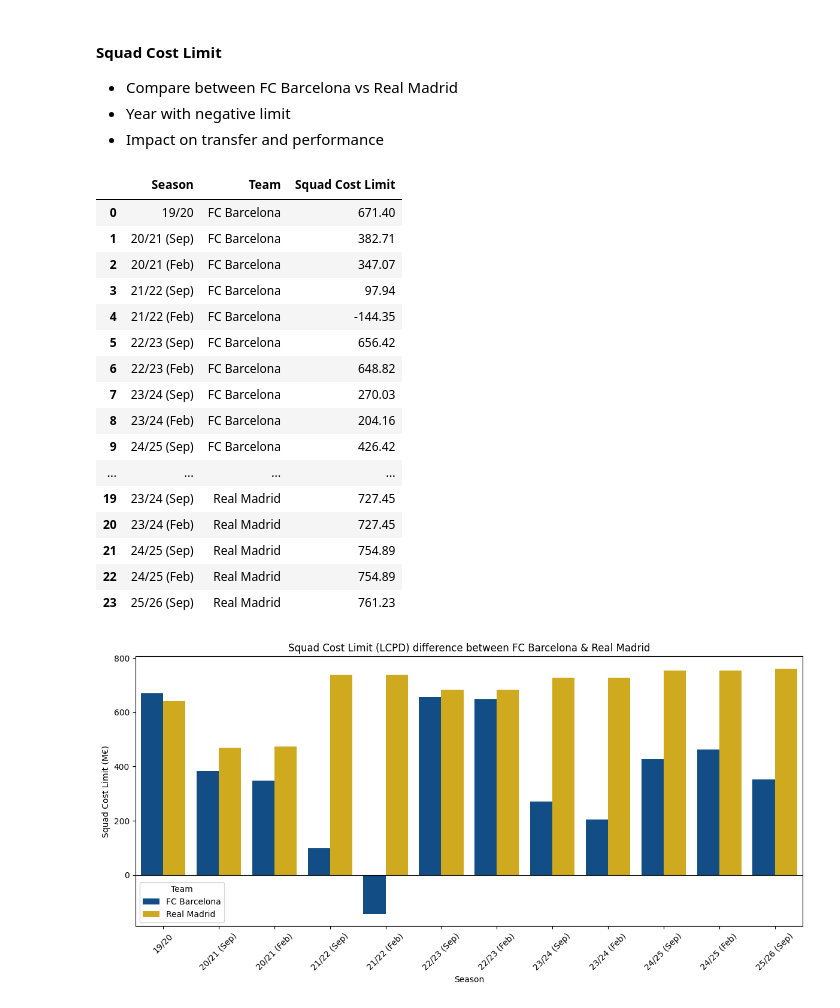
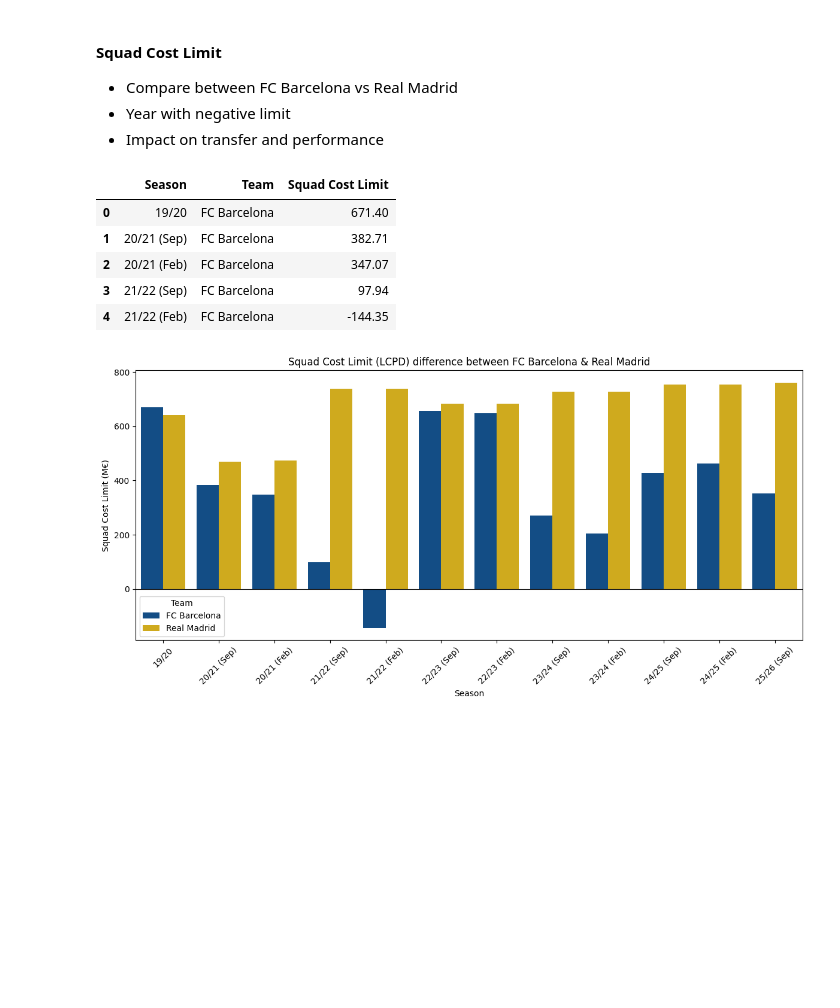
Before and after one commit to linhtran1003/fc-barcelona-performance-analysis, a Jupyter notebook: FCB_performance_analysis.ipynb, the cells around one changed output. Cells and saved outputs as stored; diff of their text form; code cells hidden in the pictures; blank space fills up the shorter version.

```diff
--- a/FCB_performance_analysis.ipynb
+++ b/FCB_performance_analysis.ipynb
@@ -351,25 +321,14 @@ plt.tight_layout()
 - Year with negative limit
 - Impact on transfer and performance
 # %%
-df4
+df4.head()
 # %% [output]
 |  | Season | Team | Squad Cost Limit |
 | 0 | 19/20 | FC Barcelona | 671.40 |
 | 1 | 20/21 (Sep) | FC Barcelona | 382.71 |
 | 2 | 20/21 (Feb) | FC Barcelona | 347.07 |
 | 3 | 21/22 (Sep) | FC Barcelona | 97.94 |
 | 4 | 21/22 (Feb) | FC Barcelona | -144.35 |
-| 5 | 22/23 (Sep) | FC Barcelona | 656.42 |
-| 6 | 22/23 (Feb) | FC Barcelona | 648.82 |
-| 7 | 23/24 (Sep) | FC Barcelona | 270.03 |
-| 8 | 23/24 (Feb) | FC Barcelona | 204.16 |
-| 9 | 24/25 (Sep) | FC Barcelona | 426.42 |
-| ... | ... | ... | ... |
-| 19 | 23/24 (Sep) | Real Madrid | 727.45 |
-| 20 | 23/24 (Feb) | Real Madrid | 727.45 |
-| 21 | 24/25 (Sep) | Real Madrid | 754.89 |
-| 22 | 24/25 (Feb) | Real Madrid | 754.89 |
-| 23 | 25/26 (Sep) | Real Madrid | 761.23 |
 # %%
 ## ========== PLOT 2: Squad Cost Limit Comparison ==========
 
```
Also changed, not shown: parts of 14 cells of this notebook.
